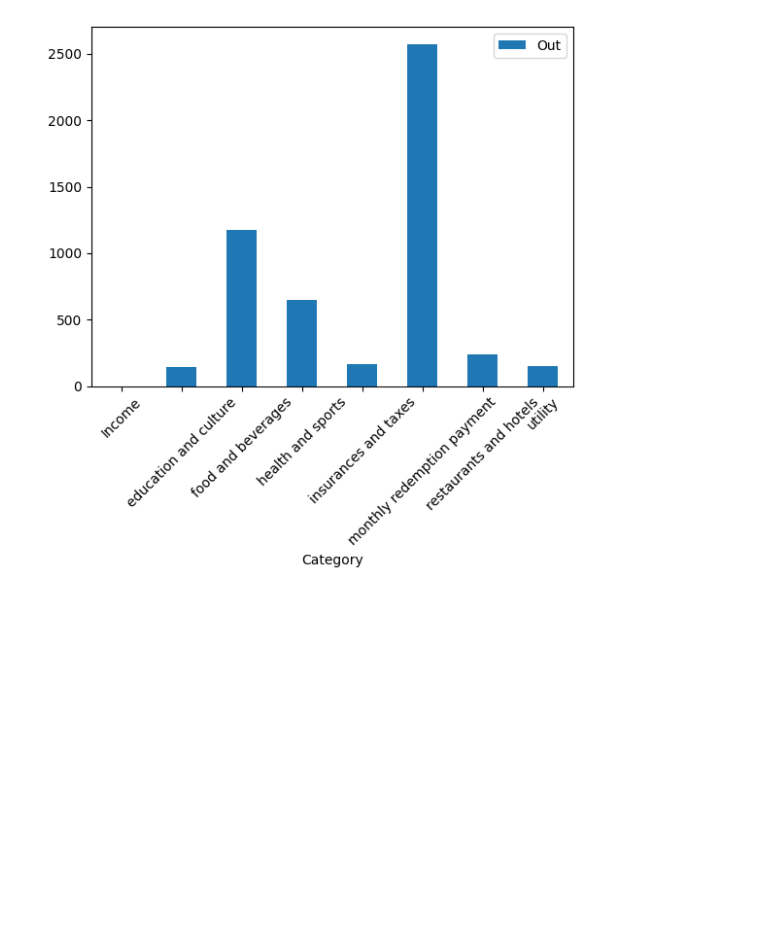
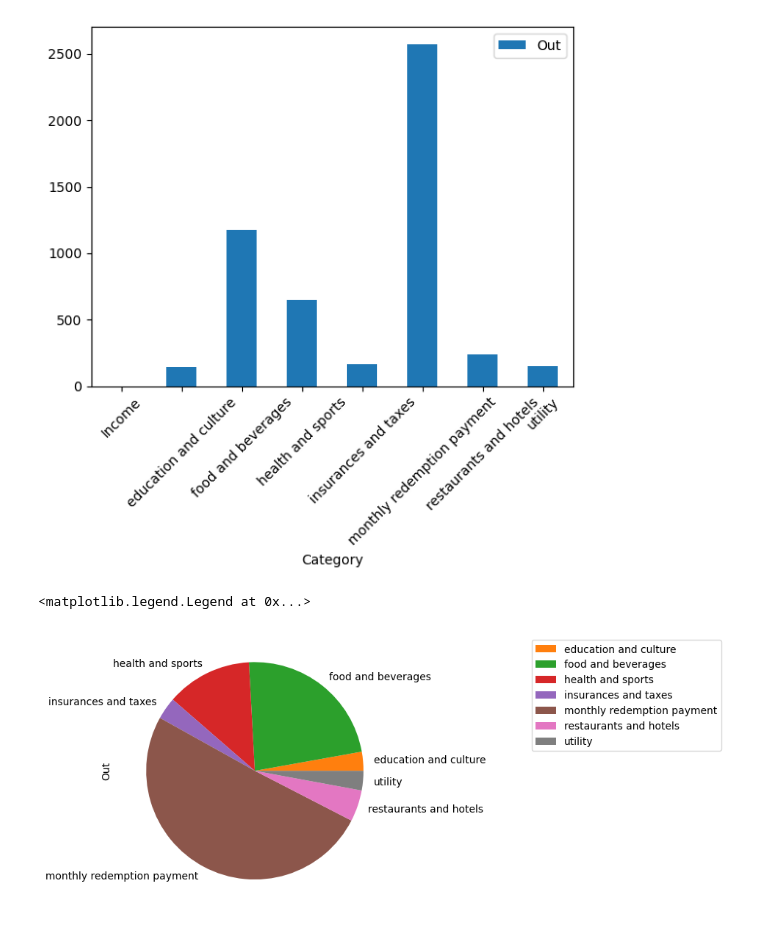
Before and after one commit to kennyhou2/mycode, a Jupyter notebook: cashflow/cashflow.ipynb, the cells around one changed output. Cells and saved outputs as stored; diff of their text form; code cells hidden in the pictures; blank space fills up the shorter version.

```diff
--- a/cashflow/cashflow.ipynb
+++ b/cashflow/cashflow.ipynb
@@ -66,3 +66,9 @@ plt.xticks(rotation=45)
   Text(6, 0, 'restaurants and hotels'),
   Text(7, 0, 'utility')])
 [figure]
+# %%
+ax = category_sums.plot.pie(y="Out")
+ax.legend(loc="upper left", bbox_to_anchor=(1.5, 1))
+# %% [output]
+<matplotlib.legend.Legend at 0x...>
+[figure, added]
```
Also changed, not shown: parts of 2 cells of this notebook.
